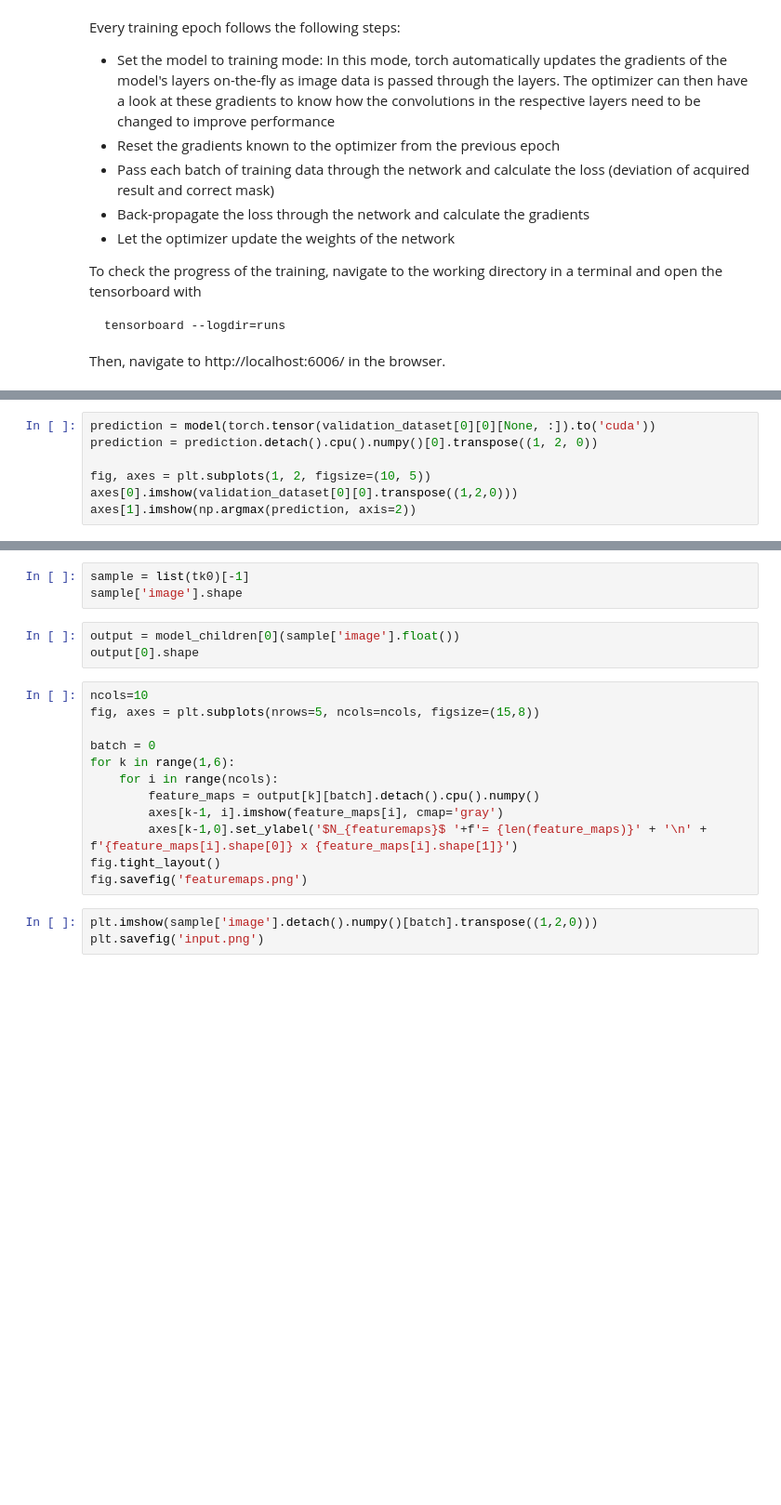
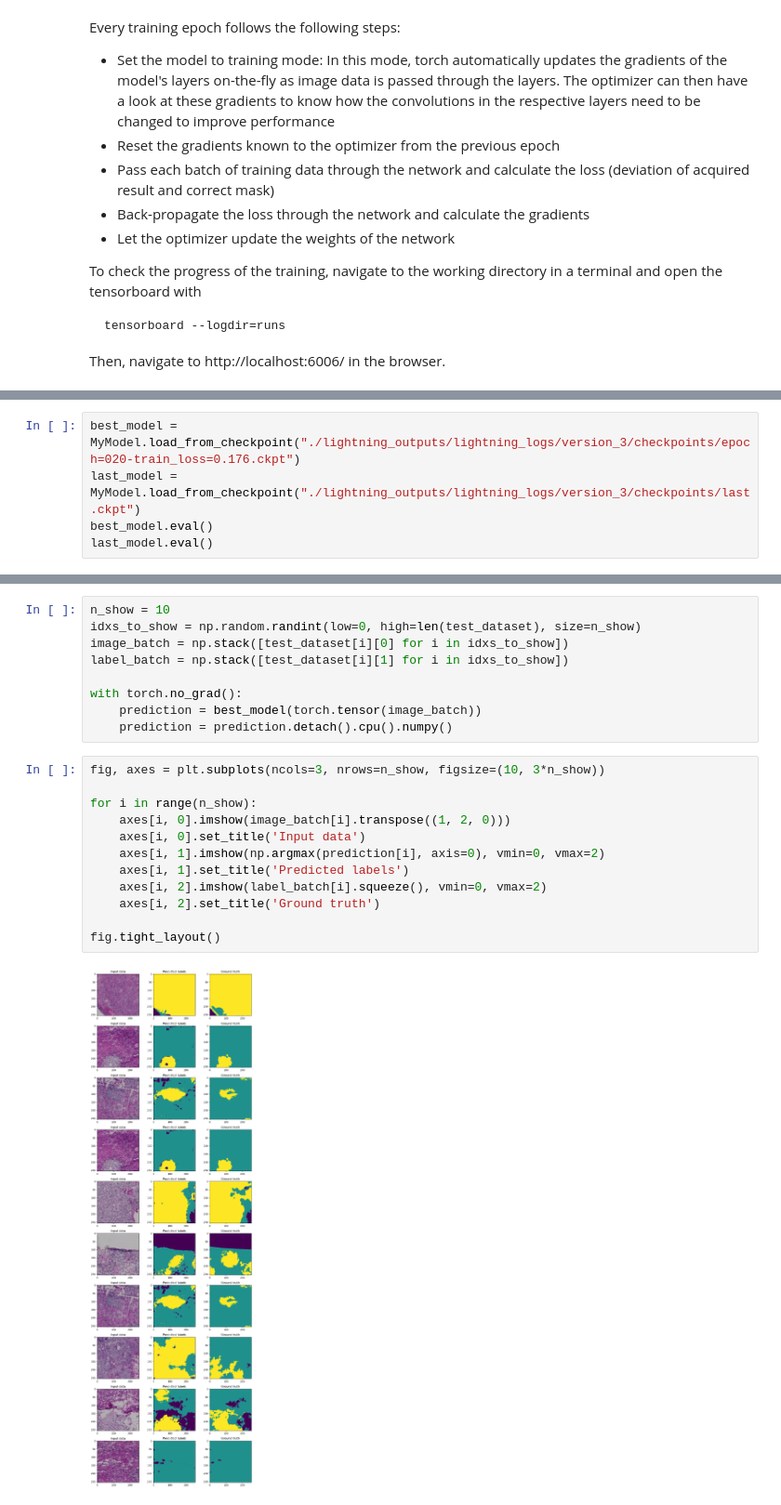
Before and after one commit to BiAPoL/PoL-BioImage-Analysis-TS-GPU-Accelerated-Image-Analysis, a Jupyter notebook: docs/70_AI_Segmentation_Denoising/01_2D_unet_training.ipynb, the cells around one changed output, grey strips where cells are left out. Shown at 93% size. Drawn from its saved outputs; the diff is of its cells as text; blank space fills up the shorter version.

```diff
--- a/docs/70_AI_Segmentation_Denoising/01_2D_unet_training.ipynb
+++ b/docs/70_AI_Segmentation_Denoising/01_2D_unet_training.ipynb
@@ -288,0 +388,5 @@ trainer.fit(model, train_dataloaders=train_dataloader, val_dataloaders=validatio
+# %%
+best_model = MyModel.load_from_checkpoint("./lightning_outputs/lightning_logs/version_3/checkpoints/epoch=020-train_loss=0.176.ckpt")
+last_model = MyModel.load_from_checkpoint("./lightning_outputs/lightning_logs/version_3/checkpoints/last.ckpt")
+best_model.eval()
+last_model.eval()
@@ -298,7 +442,0 @@ torch.tensor(validation_dataset[0][0][None, :])
-# %%
-prediction = model(torch.tensor(validation_dataset[0][0][None, :]).to('cuda'))
-prediction = prediction.detach().cpu().numpy()[0].transpose((1, 2, 0))
-
-fig, axes = plt.subplots(1, 2, figsize=(10, 5))
-axes[0].imshow(validation_dataset[0][0].transpose((1,2,0)))
-axes[1].imshow(np.argmax(prediction, axis=2))
@@ -341,21 +443,23 @@ with torch.no_grad():
-# %%
-sample = list(tk0)[-1]
-sample['image'].shape
-# %%
-output = model_children[0](sample['image'].float())
-output[0].shape
-# %%
-ncols=10
-fig, axes = plt.subplots(nrows=5, ncols=ncols, figsize=(15,8))
-
-batch = 0
-for k in range(1,6):
-    for i in range(ncols):
-        feature_maps = output[k][batch].detach().cpu().numpy()
-        axes[k-1, i].imshow(feature_maps[i], cmap='gray')
-        axes[k-1,0].set_ylabel('$N_{featuremaps}$ '+f'= {len(feature_maps)}' + '\n' + f'{feature_maps[i].shape[0]} x {feature_maps[i].shape[1]}')
-fig.tight_layout()
-fig.savefig('featuremaps.png')
-# %%
-plt.imshow(sample['image'].detach().numpy()[batch].transpose((1,2,0)))
-plt.savefig('input.png')
+# %%
+n_show = 10
+idxs_to_show = np.random.randint(low=0, high=len(test_dataset), size=n_show)
+image_batch = np.stack([test_dataset[i][0] for i in idxs_to_show])
+label_batch = np.stack([test_dataset[i][1] for i in idxs_to_show])
+
+with torch.no_grad():
+    prediction = best_model(torch.tensor(image_batch))
+    prediction = prediction.detach().cpu().numpy()
+# %%
+fig, axes = plt.subplots(ncols=3, nrows=n_show, figsize=(10, 3*n_show))
+
+for i in range(n_show):
+    axes[i, 0].imshow(image_batch[i].transpose((1, 2, 0)))
+    axes[i, 0].set_title('Input data')
+    axes[i, 1].imshow(np.argmax(prediction[i], axis=0), vmin=0, vmax=2)
+    axes[i, 1].set_title('Predicted labels')
+    axes[i, 2].imshow(label_batch[i].squeeze(), vmin=0, vmax=2)
+    axes[i, 2].set_title('Ground truth')
+
+fig.tight_layout()
+# %% [output]
+[figure, added]
```
Also changed, not shown: parts of 38 cells of this notebook, 1 other file.
